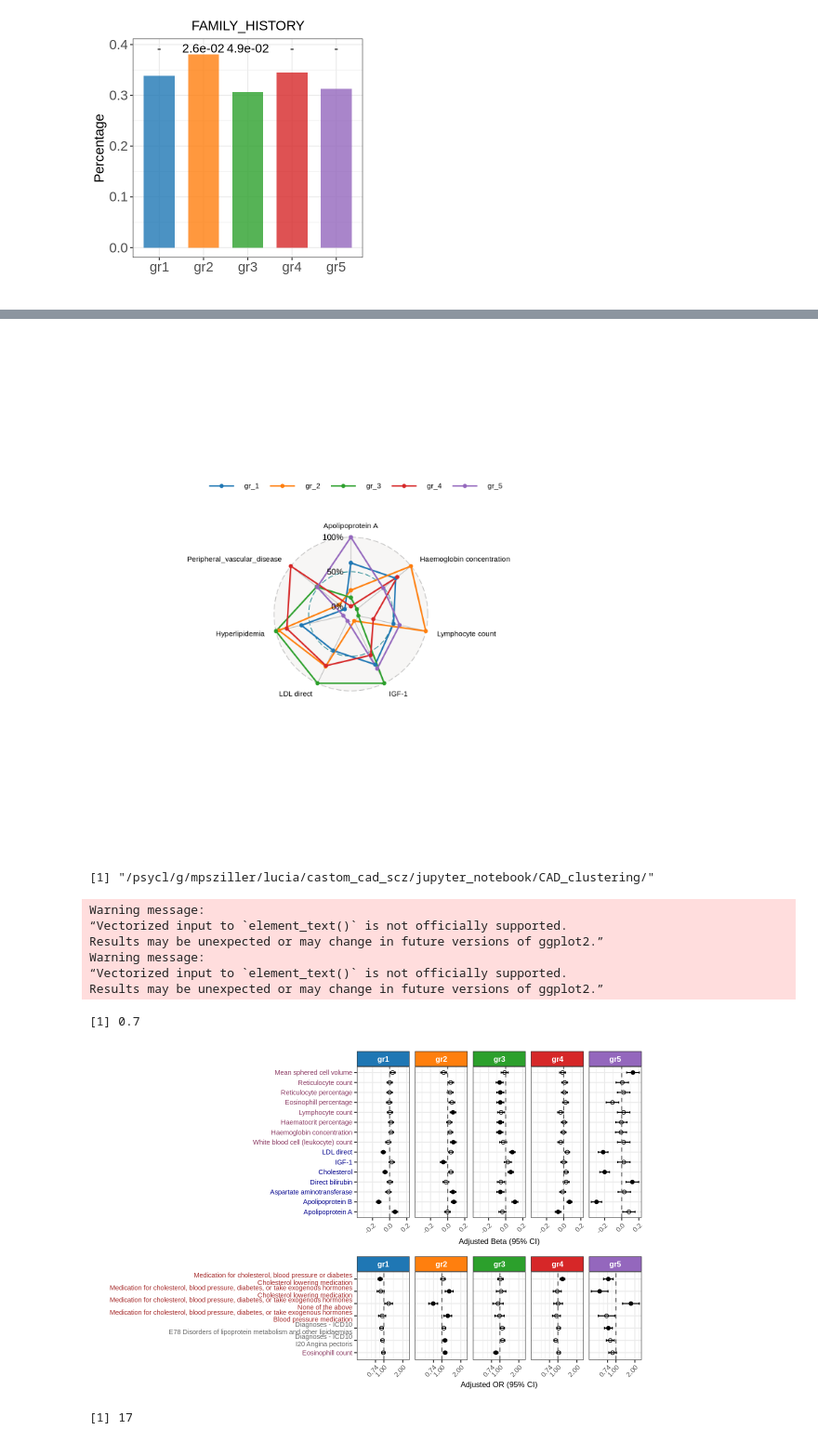
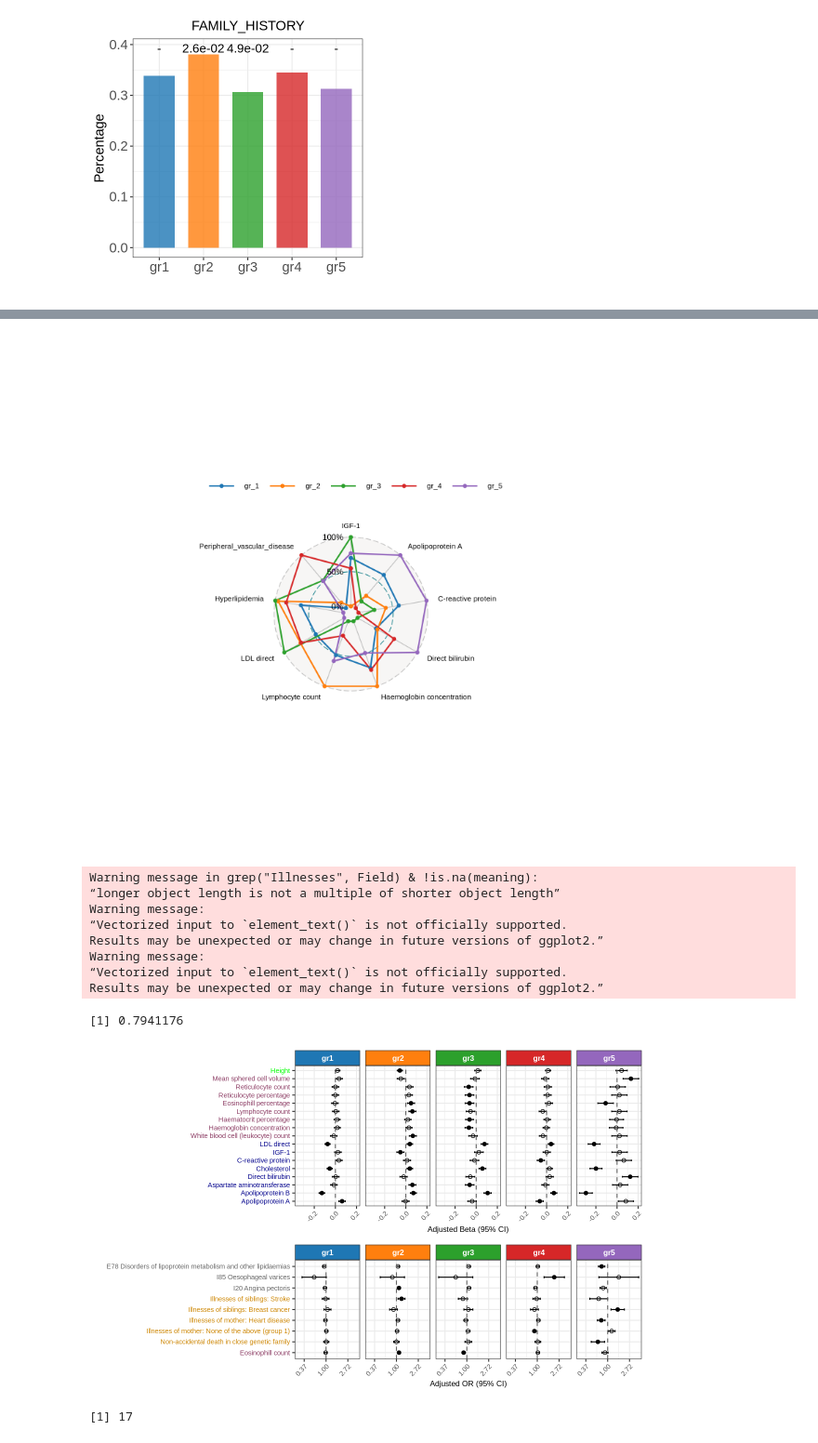
Before and after one commit to zillerlab/CASTom-iGEx_Paper, a Jupyter notebook: jupyter_notebook/CAD_clustering/Liver_endophenotype_differences.ipynb, the cells around one changed output, grey strips where cells are left out. Shown at 93% size. Saved outputs shown, nothing was run; the diff lists cells and outputs as text; code cells hidden in the pictures.

```diff
--- a/jupyter_notebook/CAD_clustering/Liver_endophenotype_differences.ipynb
+++ b/jupyter_notebook/CAD_clustering/Liver_endophenotype_differences.ipynb
@@ -32,6 +32,8 @@ data_endophenotype_HD <- get(load(sprintf('%snominalAnalysis_tscore_corrPCs_zsca
 pheno_plot <- c('Hyperlipidemia', 'Coronary_artery_bypass_graft', 'Age_stroke', 'Chronic_obstructive_pulmonary_disease', 'Peripheral_vascular_disease', 'UAP')
 
 cl_drug_response <- read.delim(sprintf('%swithMedication_tscore_corrPCs_zscaled_clusterCases_TreatResponse_pairwise.txt', fold_cl), h=T, stringsAsFactors = F)
-phenotype_sign <- read.delim(sprintf("%s/filter_endopheno/Integrated_analysis_v2_all_groupwise_endophenotypes_v2.txt", fold_cl),
-                             header = T, stringsAsFactors = F, sep = '\t')
+phenotype_sign <- read.delim(sprintf("%s/filter_endopheno/tscore_corrPCs_zscaled_clusterCases_PGmethod_HKmetric_phenoAssociation_GLM_combined_keepPhenoClass.txt", fold_cl),
+                             h=T, stringsAsFactors = F, sep = "\t")
+#phenotype_sign <- read.delim(sprintf("%s/filter_endopheno/Integrated_analysis_v2_all_groupwise_endophenotypes_v2.txt", fold_cl),
+#                             header = T, stringsAsFactors = F, sep = '\t')
 colorFile <- sprintf('%scolor_pheno_type_UKBB.txt', fold_notebook)
@@ -380,8 +404,8 @@ options(repr.plot.width = 10, repr.plot.height = 10, repr.plot.res = 150)
 library(scales)
 library(ggradar)
 
-keep_pheno_sp <- c('Apolipoprotein A', 'Haemoglobin concentration',
-                    'Lymphocyte count', 'IGF-1', 'LDL direct', 'Hyperlipidemia',
+keep_pheno_sp <- c('IGF-1', 'Apolipoprotein A', "C-reactive protein", "Direct bilirubin", 'Haemoglobin concentration',
+                    'Lymphocyte count',  'LDL direct', 'Hyperlipidemia',
                    'Peripheral_vascular_disease')
 tmp <- get(load(sprintf('%srescaleCont_withMedication_tscore_corrPCs_zscaled_clusterCases_PGmethod_HKmetric_phenoAssociation_GLM.RData', fold_cl)))
 tmp_nomed <- get(load(sprintf('%srescaleCont_withoutMedication_tscore_corrPCs_zscaled_clusterCases_PGmethod_HKmetric_phenoAssociation_GLM.RData', fold_cl)))
@@ -427,18 +451,21 @@ pl
 
 ggsave(plot = pl, filename = sprintf('%scl%s_spiderPlotPheno_tscoreClusterCases.pdf',  outFold, 'Liver'), device = 'pdf', width = 10, height = 10)
 # %% [output]
-[figure, old version]
+[figure, new version]
 # %%
 # forest plot
-endopheno_forest_plot <- function(colorFile, res_pheno, pval_pheno = 0.0001, outFold) {
+endopheno_forest_plot <- function(colorFile, res_pheno, pval_pheno = 0.0001, pval_corr_thr = 0.05, outFold) {
 
     pheno_ann <- read.delim(colorFile, header = T, stringsAsFactors = F)
 
-    id_keep <- unique(res_pheno$pheno_id[res_pheno$pvalue <= pval_pheno | res_pheno$pval_corr <= 0.05])
+    id_keep <- unique(res_pheno$pheno_id[res_pheno$pvalue <= pval_pheno | res_pheno$pval_corr <= pval_corr_thr])
     id_keep <- id_keep[!is.na(id_keep)]
     df_red <- res_pheno %>% filter(pheno_id %in% id_keep) %>%
-        mutate(new_id = ifelse(is.na(meaning), paste(Field),paste(Field, meaning, sep = '\n'))) %>%
-        mutate(sign = ifelse(pval_corr <= 0.05, 'yes', 'no')) %>%
+        mutate(new_id = case_when(Field == "Diagnoses - ICD10" & !is.na(meaning)  ~ meaning,
+                                  grep("Illnesses", Field) & !is.na(meaning) ~ paste(Field, meaning, sep = ': '),
+                                  is.na(meaning) ~ paste(Field),
+                                  TRUE ~ paste(Field, meaning, sep = '\n'))) %>%
+        mutate(sign = ifelse(pval_corr <= pval_corr_thr, 'yes', 'no')) %>%
         mutate(type_res = ifelse(type_pheno == 'CONTINUOUS', 'beta', 'OR')) %>%
         mutate(OR_or_Beta = ifelse(se_beta > 100, NA, OR_or_Beta)) %>%
         mutate(CI_low = ifelse(se_beta > 100, NA, CI_low)) %>%
@@ -538,18 +565,22 @@ endopheno_forest_plot <- function(colorFile, res_pheno, pval_pheno = 0.0001, out
 }
 # %%
 options(repr.plot.width = 8, repr.plot.height = 5, repr.plot.res = 150)
-outFold
-endopheno_forest_plot(colorFile = colorFile, res_pheno = phenotype_sign, outFold = outFold)
+
+endopheno_forest_plot(colorFile = colorFile,
+                      res_pheno = phenotype_sign,
+                      pval_corr_thr = 0.1,
+                      outFold = sprintf(outFold, "keepPhenoClass_"))
 # %% [output]
-[1] "/psycl/g/mpsziller/lucia/castom_cad_scz/jupyter_notebook/CAD_clustering/"
+Warning message in grep("Illnesses", Field) & !is.na(meaning):
+“longer object length is not a multiple of shorter object length”
+Warning message:
+“Vectorized input to `element_text()` is not officially supported.
+Results may be unexpected or may change in future versions of ggplot2.”
+Warning message:
+“Vectorized input to `element_text()` is not officially supported.
+Results may be unexpected or may change in future versions of ggplot2.”
-Warning message:
-“Vectorized input to `element_text()` is not officially supported.
-Results may be unexpected or may change in future versions of ggplot2.”
-Warning message:
-“Vectorized input to `element_text()` is not officially supported.
-Results may be unexpected or may change in future versions of ggplot2.”
+[1] 0.7941176
-[1] 0.7
-[figure, old version]
+[figure, new version]
 # %%
 # top drug response
 length(unique(cl_drug_response$treat_id))
```
Also changed, not shown: parts of 5 cells of this notebook.
